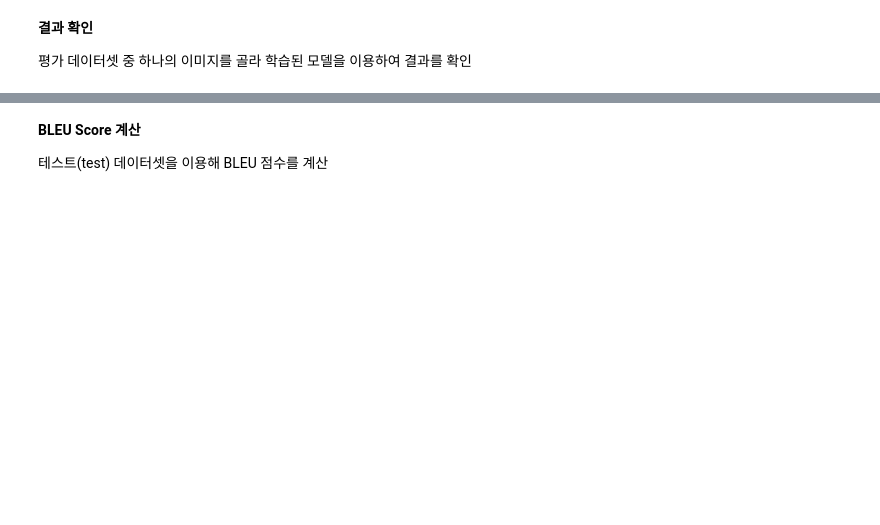
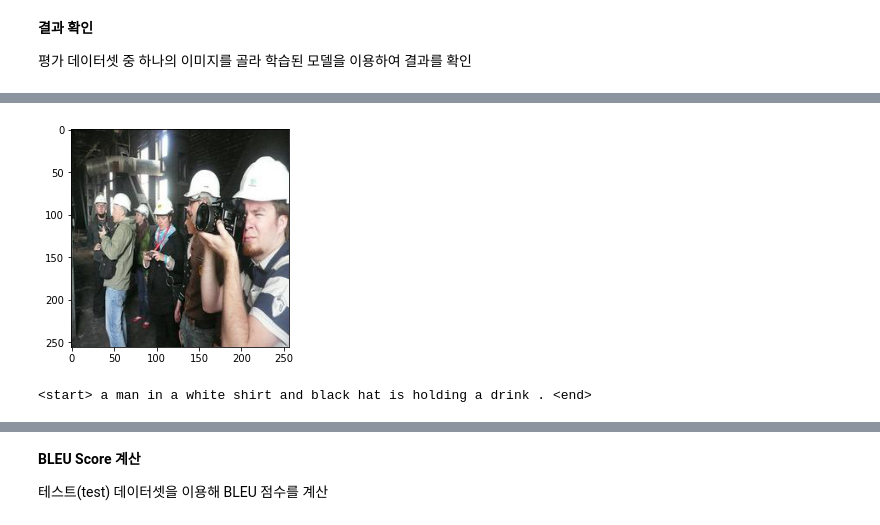
Before and after one commit to sooo19/A-study-of-the-data-generation-model-of-the-Folk-Painting-source-data, a Jupyter notebook: Show_and_Tell(Neural_Image_Captioning).ipynb, the cells around one changed output, grey strips where cells are left out. Cells and saved outputs as stored; diff of their text form; code cells hidden in the pictures; blank space fills up the shorter version.

Commit message:
show and tell_21.11.09

```diff
--- a/Show_and_Tell(Neural_Image_Captioning).ipynb
+++ b/Show_and_Tell(Neural_Image_Captioning).ipynb
@@ -633,0 +658,11 @@ sentence = ' '.join(sampled_caption)
+# %%
+import matplotlib.pyplot as plt
+
+# 이미지 및 생성된 캡션(caption) 문장 출력
+image = Image.open(image_path)
+plt.imshow(np.asarray(image))
+plt.show()
+print(sentence)
+# %% [output]
+[figure, added]
+<start> a man in a white shirt and black hat is holding a drink . <end>
```
Also changed, not shown: parts of 15 cells of this notebook.
